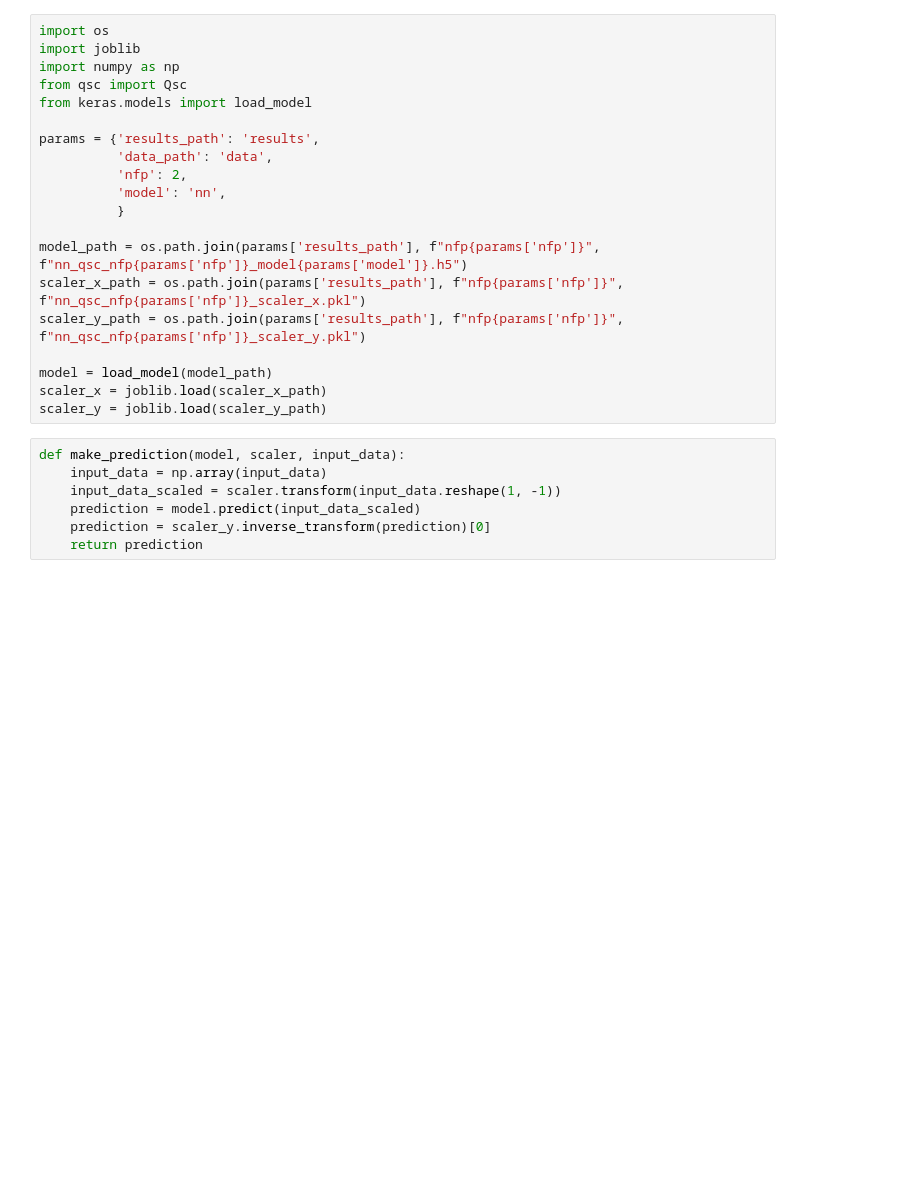
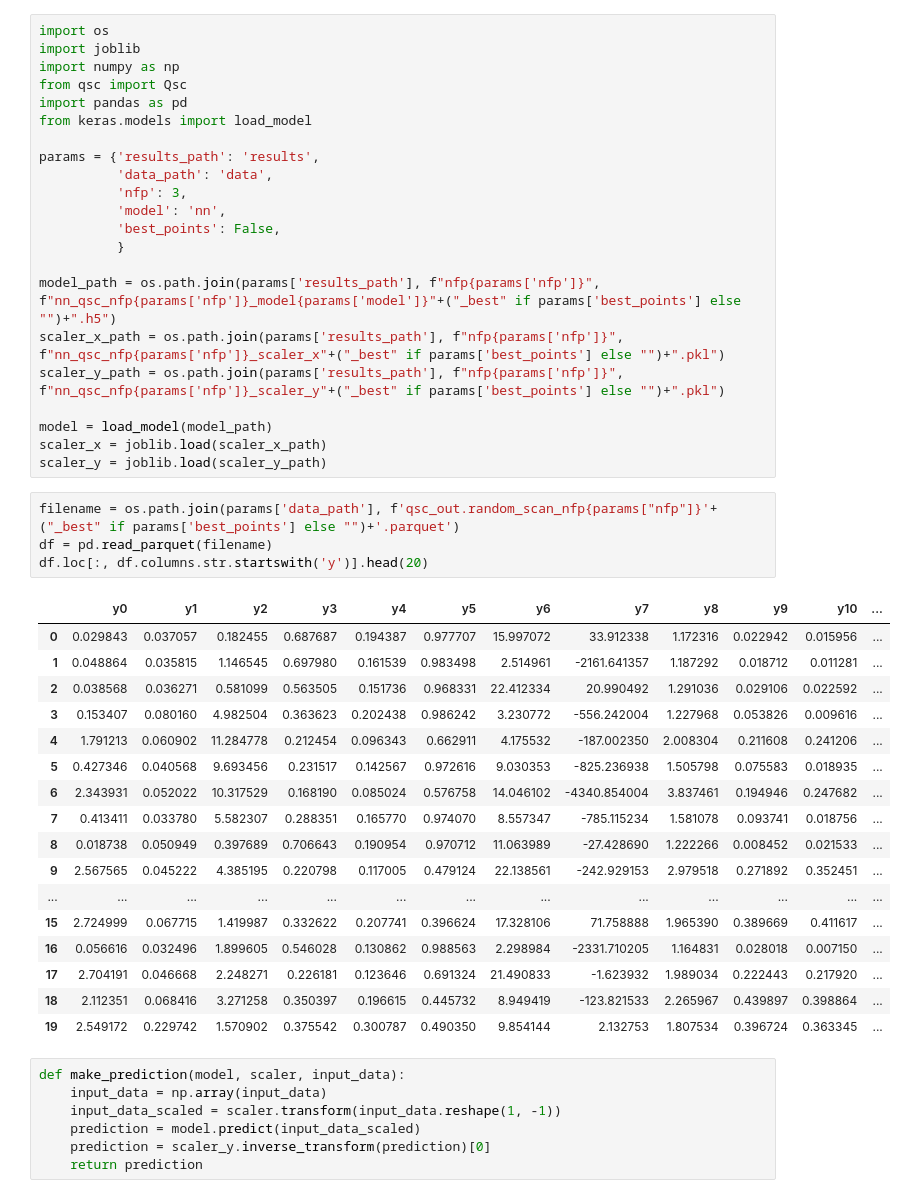
Before and after one commit to rogeriojorge/qsc-ML, a Jupyter notebook: use_nn_qsc.ipynb, the cells around one changed output. Drawn from its saved outputs; the diff is of its cells as text; blank space fills up the shorter version.

```diff
--- a/use_nn_qsc.ipynb
+++ b/use_nn_qsc.ipynb
@@ -3,21 +3,45 @@ import os
 import joblib
 import numpy as np
 from qsc import Qsc
+import pandas as pd
 from keras.models import load_model
 
 params = {'results_path': 'results',
           'data_path': 'data',
-          'nfp': 2,
+          'nfp': 3,
           'model': 'nn',
+          'best_points': False,
           }
 
-model_path = os.path.join(params['results_path'], f"nfp{params['nfp']}", f"nn_qsc_nfp{params['nfp']}_model{params['model']}.h5")
-scaler_x_path = os.path.join(params['results_path'], f"nfp{params['nfp']}", f"nn_qsc_nfp{params['nfp']}_scaler_x.pkl")
-scaler_y_path = os.path.join(params['results_path'], f"nfp{params['nfp']}", f"nn_qsc_nfp{params['nfp']}_scaler_y.pkl")
+model_path = os.path.join(params['results_path'], f"nfp{params['nfp']}", f"nn_qsc_nfp{params['nfp']}_model{params['model']}"+("_best" if params['best_points'] else "")+".h5")
+scaler_x_path = os.path.join(params['results_path'], f"nfp{params['nfp']}", f"nn_qsc_nfp{params['nfp']}_scaler_x"+("_best" if params['best_points'] else "")+".pkl")
+scaler_y_path = os.path.join(params['results_path'], f"nfp{params['nfp']}", f"nn_qsc_nfp{params['nfp']}_scaler_y"+("_best" if params['best_points'] else "")+".pkl")
 
 model = load_model(model_path)
 scaler_x = joblib.load(scaler_x_path)
 scaler_y = joblib.load(scaler_y_path)
+# %%
+filename = os.path.join(params['data_path'], f'qsc_out.random_scan_nfp{params["nfp"]}'+("_best" if params['best_points'] else "")+'.parquet')
+df = pd.read_parquet(filename)
+df.loc[:, df.columns.str.startswith('y')].head(20)
+# %% [output]
+|  | y0 | y1 | y2 | y3 | y4 | y5 | y6 | y7 | y8 | y9 | y10 | ... |
+| 0 | 0.029843 | 0.037057 | 0.182455 | 0.687687 | 0.194387 | 0.977707 | 15.997072 | 33.912338 | 1.172316 | 0.022942 | 0.015956 | ... |
+| 1 | 0.048864 | 0.035815 | 1.146545 | 0.697980 | 0.161539 | 0.983498 | 2.514961 | -2161.641357 | 1.187292 | 0.018712 | 0.011281 | ... |
+| 2 | 0.038568 | 0.036271 | 0.581099 | 0.563505 | 0.151736 | 0.968331 | 22.412334 | 20.990492 | 1.291036 | 0.029106 | 0.022592 | ... |
+| 3 | 0.153407 | 0.080160 | 4.982504 | 0.363623 | 0.202438 | 0.986242 | 3.230772 | -556.242004 | 1.227968 | 0.053826 | 0.009616 | ... |
+| 4 | 1.791213 | 0.060902 | 11.284778 | 0.212454 | 0.096343 | 0.662911 | 4.175532 | -187.002350 | 2.008304 | 0.211608 | 0.241206 | ... |
+| 5 | 0.427346 | 0.040568 | 9.693456 | 0.231517 | 0.142567 | 0.972616 | 9.030353 | -825.236938 | 1.505798 | 0.075583 | 0.018935 | ... |
+| 6 | 2.343931 | 0.052022 | 10.317529 | 0.168190 | 0.085024 | 0.576758 | 14.046102 | -4340.854004 | 3.837461 | 0.194946 | 0.247682 | ... |
+| 7 | 0.413411 | 0.033780 | 5.582307 | 0.288351 | 0.165770 | 0.974070 | 8.557347 | -785.115234 | 1.581078 | 0.093741 | 0.018756 | ... |
+| 8 | 0.018738 | 0.050949 | 0.397689 | 0.706643 | 0.190954 | 0.970712 | 11.063989 | -27.428690 | 1.222266 | 0.008452 | 0.021533 | ... |
+| 9 | 2.567565 | 0.045222 | 4.385195 | 0.220798 | 0.117005 | 0.479124 | 22.138561 | -242.929153 | 2.979518 | 0.271892 | 0.352451 | ... |
+| ... | ... | ... | ... | ... | ... | ... | ... | ... | ... | ... | ... | ... |
+| 15 | 2.724999 | 0.067715 | 1.419987 | 0.332622 | 0.207741 | 0.396624 | 17.328106 | 71.758888 | 1.965390 | 0.389669 | 0.411617 | ... |
+| 16 | 0.056616 | 0.032496 | 1.899605 | 0.546028 | 0.130862 | 0.988563 | 2.298984 | -2331.710205 | 1.164831 | 0.028018 | 0.007150 | ... |
+| 17 | 2.704191 | 0.046668 | 2.248271 | 0.226181 | 0.123646 | 0.691324 | 21.490833 | -1.623932 | 1.989034 | 0.222443 | 0.217920 | ... |
+| 18 | 2.112351 | 0.068416 | 3.271258 | 0.350397 | 0.196615 | 0.445732 | 8.949419 | -123.821533 | 2.265967 | 0.439897 | 0.398864 | ... |
+| 19 | 2.549172 | 0.229742 | 1.570902 | 0.375542 | 0.300787 | 0.490350 | 9.854144 | 2.132753 | 1.807534 | 0.396724 | 0.363345 | ... |
 # %%
 def make_prediction(model, scaler, input_data):
     input_data = np.array(input_data)
```
Also changed, not shown: parts of 4 cells of this notebook, 20 other files.
